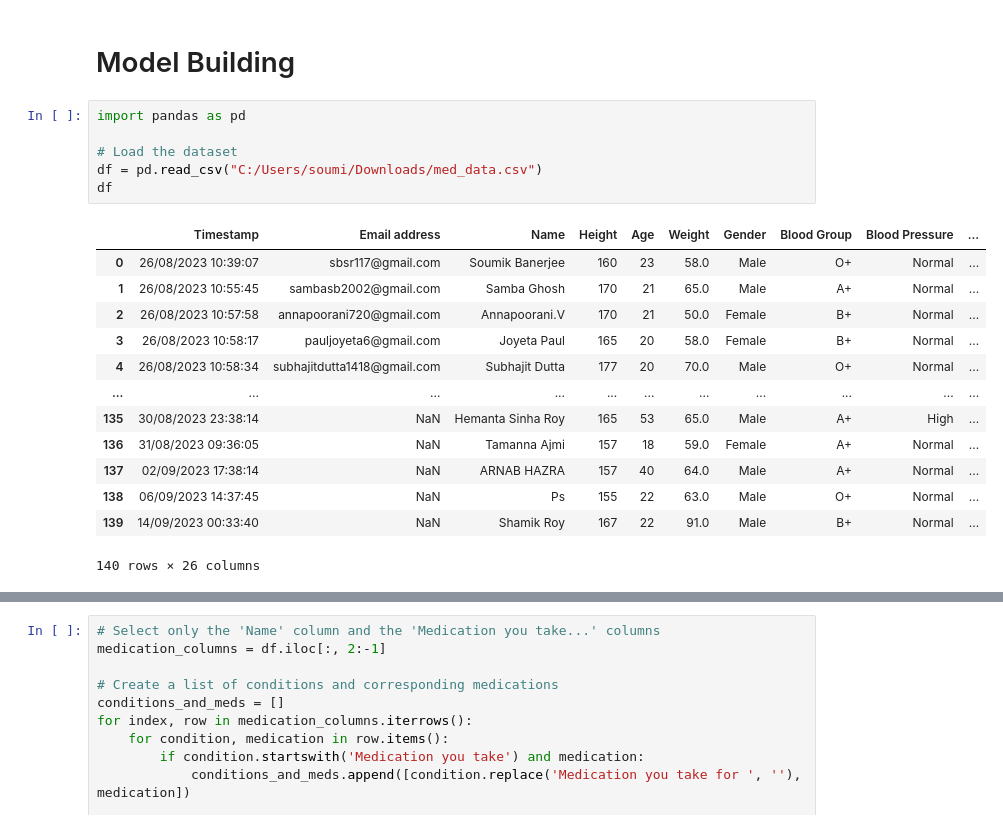
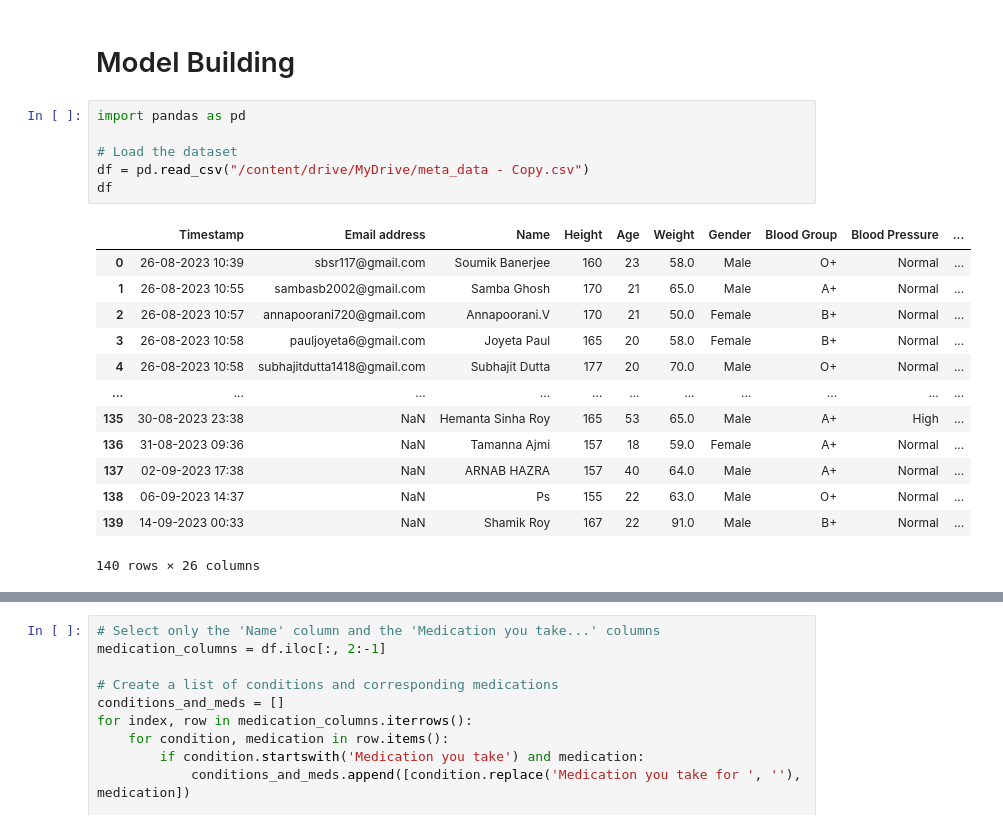
Before and after one commit to s0ul141/Generalized-Medicine-Recommendation, a Jupyter notebook: Code.ipynb, the cells around one changed output, grey strips where cells are left out. Cells and saved outputs as stored; diff of their text form.

```diff
--- a/Code.ipynb
+++ b/Code.ipynb
@@ -286,22 +299,22 @@ dtype: int64
 # %%
 import pandas as pd
 
 # Load the dataset
-df = pd.read_csv("C:/Users/soumi/Downloads/med_data.csv")
+df = pd.read_csv("/content/drive/MyDrive/meta_data - Copy.csv")
 df
 # %% [output]
 |  | Timestamp | Email address | Name | Height | Age | Weight | Gender | Blood Group | Blood Pressure | ... |
-| 0 | 26/08/2023 10:39:07 | sbsr117@gmail.com | Soumik Banerjee | 160 | 23 | 58.0 | Male | O+ | Normal | ... |
-| 1 | 26/08/2023 10:55:45 | sambasb2002@gmail.com | Samba Ghosh | 170 | 21 | 65.0 | Male | A+ | Normal | ... |
-| 2 | 26/08/2023 10:57:58 | annapoorani720@gmail.com | Annapoorani.V | 170 | 21 | 50.0 | Female | B+ | Normal | ... |
-| 3 | 26/08/2023 10:58:17 | pauljoyeta6@gmail.com | Joyeta Paul | 165 | 20 | 58.0 | Female | B+ | Normal | ... |
-| 4 | 26/08/2023 10:58:34 | subhajitdutta1418@gmail.com | Subhajit Dutta | 177 | 20 | 70.0 | Male | O+ | Normal | ... |
+| 0 | 26-08-2023 10:39 | sbsr117@gmail.com | Soumik Banerjee | 160 | 23 | 58.0 | Male | O+ | Normal | ... |
+| 1 | 26-08-2023 10:55 | sambasb2002@gmail.com | Samba Ghosh | 170 | 21 | 65.0 | Male | A+ | Normal | ... |
+| 2 | 26-08-2023 10:57 | annapoorani720@gmail.com | Annapoorani.V | 170 | 21 | 50.0 | Female | B+ | Normal | ... |
+| 3 | 26-08-2023 10:58 | pauljoyeta6@gmail.com | Joyeta Paul | 165 | 20 | 58.0 | Female | B+ | Normal | ... |
+| 4 | 26-08-2023 10:58 | subhajitdutta1418@gmail.com | Subhajit Dutta | 177 | 20 | 70.0 | Male | O+ | Normal | ... |
 | ... | ... | ... | ... | ... | ... | ... | ... | ... | ... | ... |
-| 135 | 30/08/2023 23:38:14 | NaN | Hemanta Sinha Roy | 165 | 53 | 65.0 | Male | A+ | High | ... |
-| 136 | 31/08/2023 09:36:05 | NaN | Tamanna Ajmi | 157 | 18 | 59.0 | Female | A+ | Normal | ... |
-| 137 | 02/09/2023 17:38:14 | NaN | ARNAB HAZRA | 157 | 40 | 64.0 | Male | A+ | Normal | ... |
-| 138 | 06/09/2023 14:37:45 | NaN | Ps | 155 | 22 | 63.0 | Male | O+ | Normal | ... |
-| 139 | 14/09/2023 00:33:40 | NaN | Shamik Roy | 167 | 22 | 91.0 | Male | B+ | Normal | ... |
+| 135 | 30-08-2023 23:38 | NaN | Hemanta Sinha Roy | 165 | 53 | 65.0 | Male | A+ | High | ... |
+| 136 | 31-08-2023 09:36 | NaN | Tamanna Ajmi | 157 | 18 | 59.0 | Female | A+ | Normal | ... |
+| 137 | 02-09-2023 17:38 | NaN | ARNAB HAZRA | 157 | 40 | 64.0 | Male | A+ | Normal | ... |
+| 138 | 06-09-2023 14:37 | NaN | Ps | 155 | 22 | 63.0 | Male | O+ | Normal | ... |
+| 139 | 14-09-2023 00:33 | NaN | Shamik Roy | 167 | 22 | 91.0 | Male | B+ | Normal | ... |
 140 rows × 26 columns
 # %%
 #Preprocess data
```
Also changed, not shown: parts of 34 cells of this notebook.
